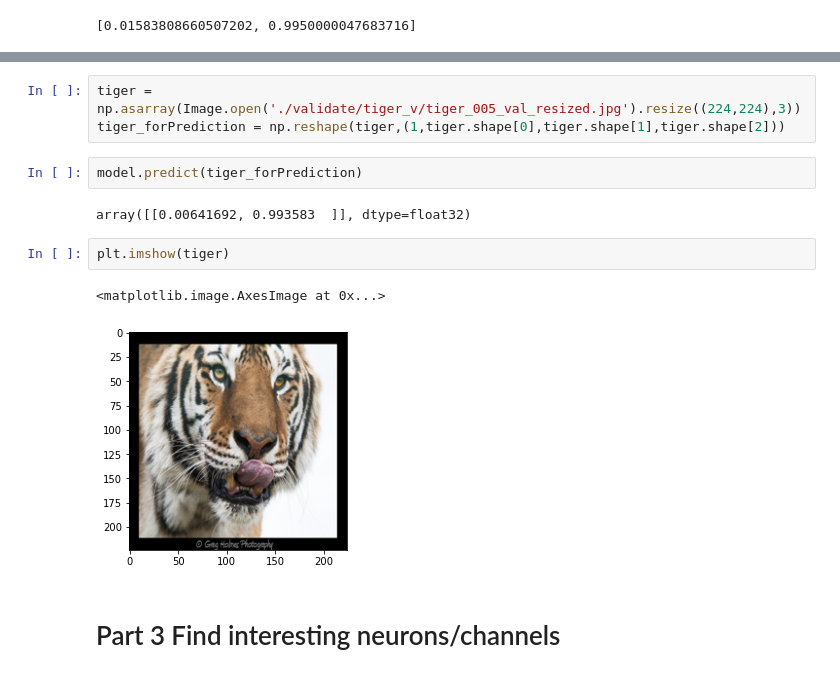
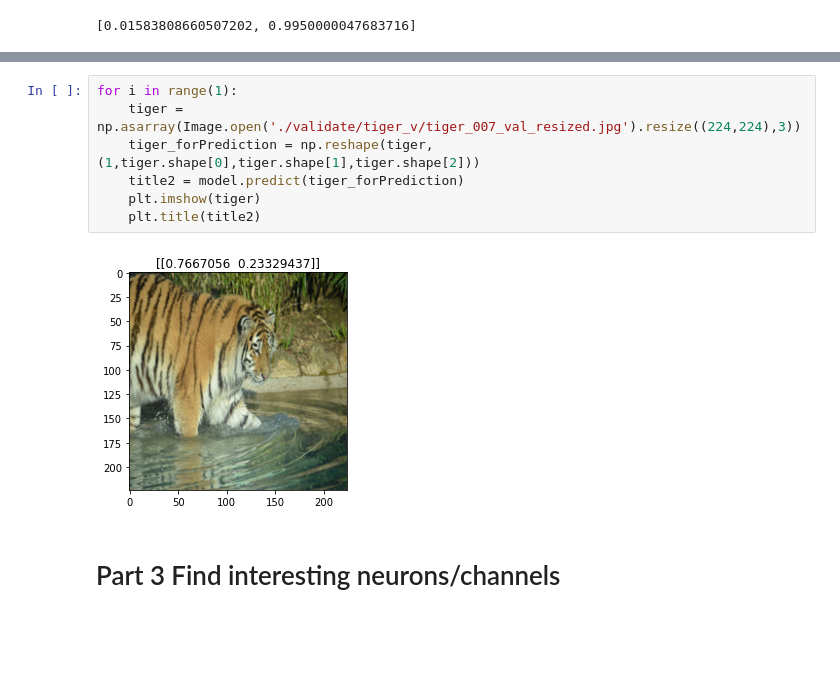
Before and after one commit to AJTYNAN/DeepLearning_Assignment_2, a Jupyter notebook: DeepLearningAssignment2.ipynb, the cells around one changed output, grey strips where cells are left out. Drawn from its saved outputs; the diff is of its cells as text; blank space fills up the shorter version.

```diff
--- a/DeepLearningAssignment2.ipynb
+++ b/DeepLearningAssignment2.ipynb
@@ -143,15 +195,12 @@ plt.imshow(image)
 # %%
-tiger = np.asarray(Image.open('./validate/tiger_v/tiger_005_val_resized.jpg').resize((224,224),3))
-tiger_forPrediction = np.reshape(tiger,(1,tiger.shape[0],tiger.shape[1],tiger.shape[2]))
+for i in range(1):
+    tiger = np.asarray(Image.open('./validate/tiger_v/tiger_007_val_resized.jpg').resize((224,224),3))
+    tiger_forPrediction = np.reshape(tiger,(1,tiger.shape[0],tiger.shape[1],tiger.shape[2]))
+    title2 = model.predict(tiger_forPrediction)
+    plt.imshow(tiger)
+    plt.title(title2)
+# %% [output]
+[figure, added]
-# %%
-model.predict(tiger_forPrediction)
-# %% [output]
-array([[0.00641692, 0.993583  ]], dtype=float32)
-# %%
-plt.imshow(tiger)
-# %% [output]
-<matplotlib.image.AxesImage at 0x...>
-[figure, removed]
 # %% [markdown]
 # Part 3 Find interesting neurons/channels
 # %%
```
Also changed, not shown: parts of 26 cells of this notebook, 1 other file.
